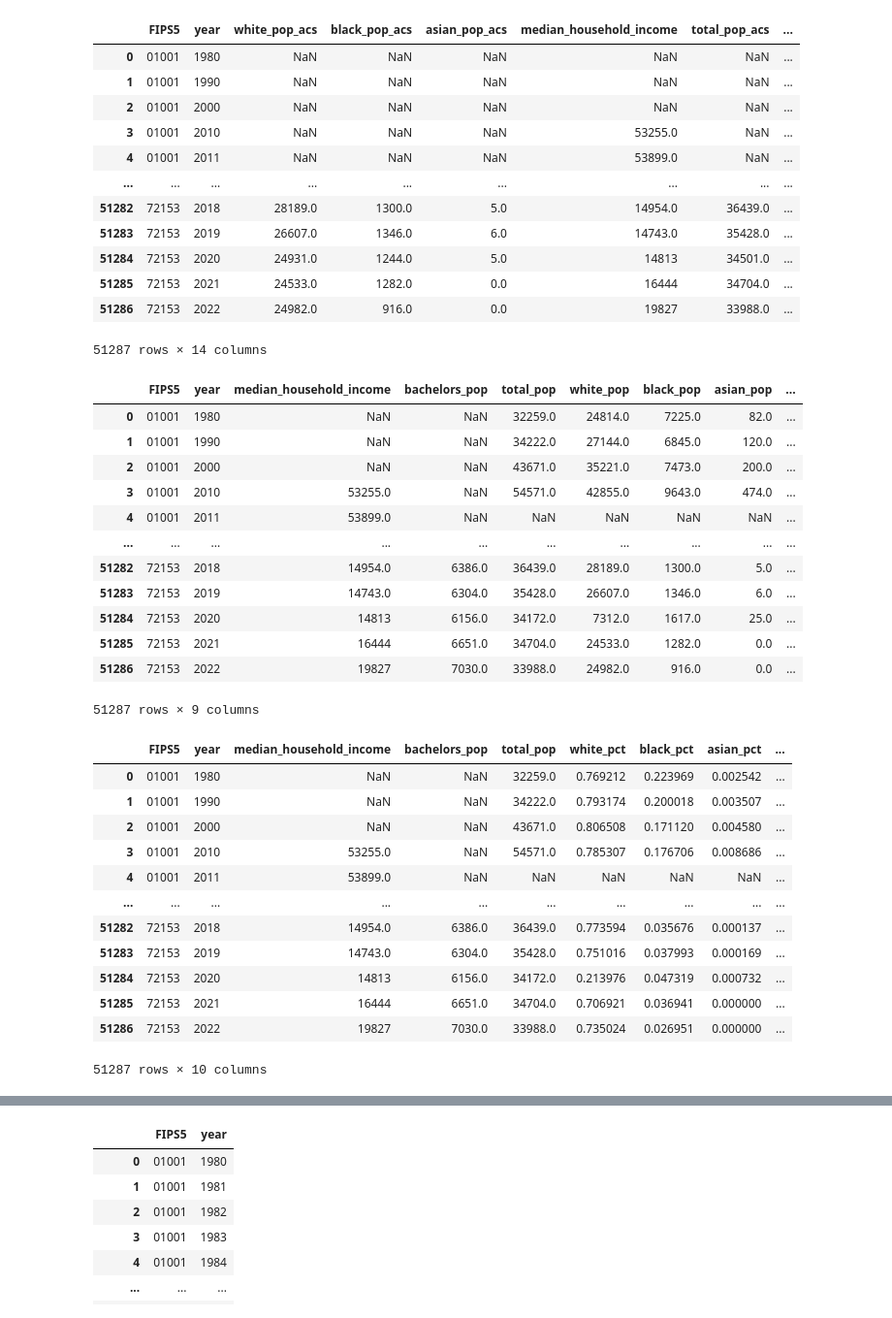
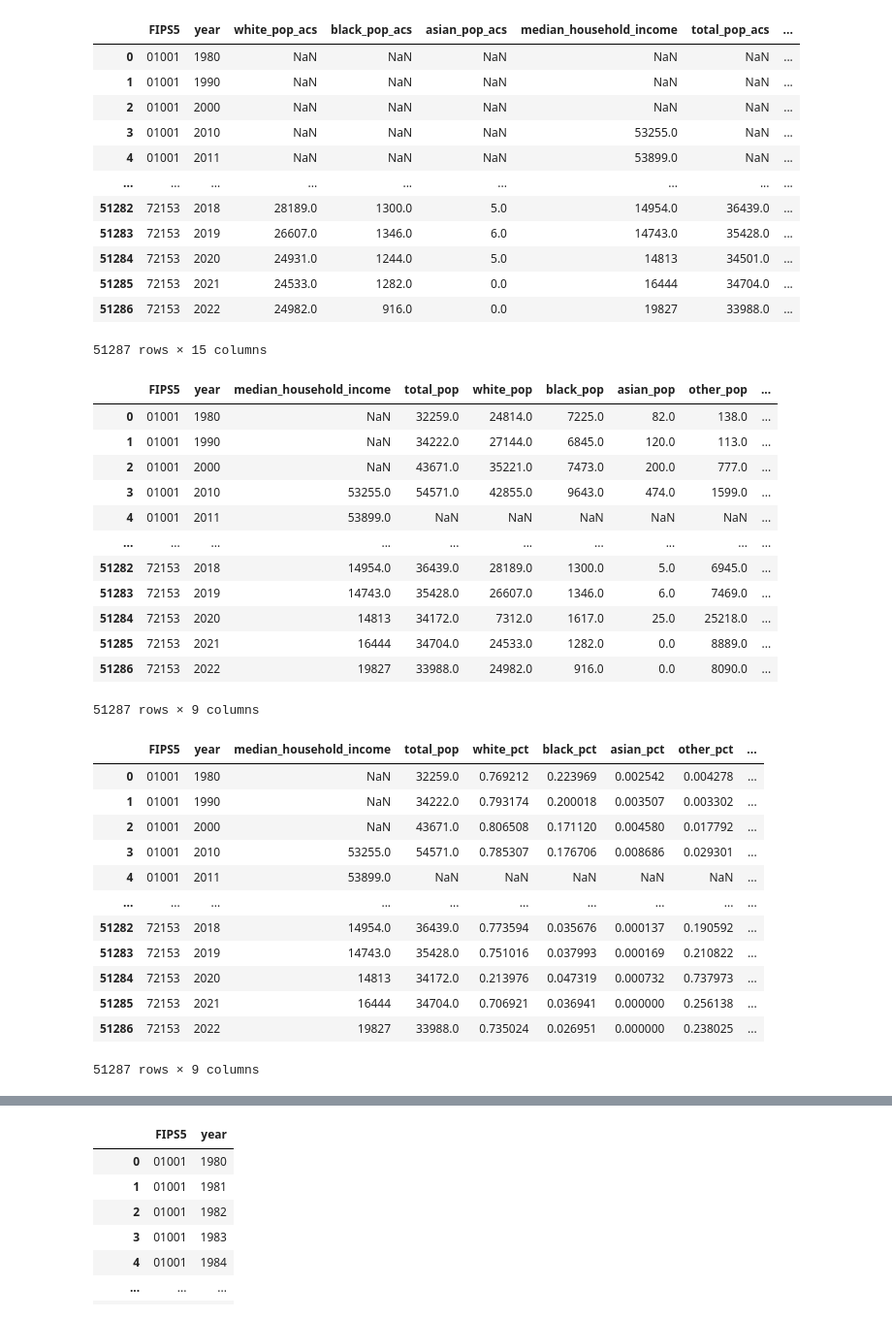
Before and after one commit to koacow/glob-s-RA, a Jupyter notebook: patents/county_panel/create_county_panel.ipynb, the cells around one changed output, grey strips where cells are left out. Shown at 97% size. Cells and saved outputs as stored; diff of their text form; code cells hidden in the pictures.

```diff
--- a/patents/county_panel/create_county_panel.ipynb
+++ b/patents/county_panel/create_county_panel.ipynb
@@ -4,11 +4,11 @@ import os
 # %%
 # 1.1 Merge the ACS 5-Year data with the SF1 data
 ACSDT5Y_2010_2022 = pd.read_csv(
-    "/Users/koacow/BOSTON UNIVERSITY Dropbox/Ngoc Duy Khoa Cao/GLOB~S/Data/U.S. County Data/ACSDT5Y_2010_2022/acs_2010_2022.csv",
+    "/Users/koacow/BOSTON UNIVERSITY Dropbox/Ngoc Duy Khoa Cao/GLOB~S/Data/U.S. County Data/county_controls/data/ACSDT5Y_2010_2022/acs_2010_2022.csv",
     dtype={"FIPS5": str},
 )
 SF1_1980_2020 = pd.read_csv(
-    "/Users/koacow/BOSTON UNIVERSITY Dropbox/Ngoc Duy Khoa Cao/GLOB~S/Data/U.S. County Data/NHGIS_RACE_BY_COUNTY_1980_2020/sf1_1980_2020.csv"
+    "/Users/koacow/BOSTON UNIVERSITY Dropbox/Ngoc Duy Khoa Cao/GLOB~S/Data/U.S. County Data/county_controls/data/NHGIS_RACE_BY_COUNTY_1980_2020/sf1_1980_2020.csv"
     , dtype={"FIPS5": str}
 )
 ACS_SF1 = pd.merge(
@@ -33,7 +33,7 @@ ACS_SF1
 | 51284 | 72153 | 2020 | 24931.0 | 1244.0 | 5.0 | 14813 | 34501.0 | ... |
 | 51285 | 72153 | 2021 | 24533.0 | 1282.0 | 0.0 | 16444 | 34704.0 | ... |
 | 51286 | 72153 | 2022 | 24982.0 | 916.0 | 0.0 | 19827 | 33988.0 | ... |
-51287 rows × 14 columns
+51287 rows × 15 columns
 # %%
 # 1.1 Use the SF1 data where available, otherwise use the ACS data
 
@@ -41,45 +41,50 @@ ACS_SF1["total_pop"] = ACS_SF1["total_pop_sf1"].combine_first(
     ACS_SF1["total_pop_acs"]
 )
 ACS_SF1["white_pop"] = ACS_SF1["white_pop_sf1"].combine_first(
     ACS_SF1["white_pop_acs"]
 )
 ACS_SF1["black_pop"] = ACS_SF1["black_pop_sf1"].combine_first(
     ACS_SF1["black_pop_acs"]
 )
 ACS_SF1["asian_pop"] = ACS_SF1["asian_pop_sf1"].combine_first(
     ACS_SF1["asian_pop_acs"]
 )
 ACS_SF1["other_pop"] = ACS_SF1["other_pop_sf1"].combine_first(
     ACS_SF1["other_pop_acs"]
 )
+ACS_SF1["bachelors_pop"] = ACS_SF1["bachelors_pop_sf1"].combine_first(
+    ACS_SF1["bachelors_pop_acs"]
+)
 ACS_SF1 = ACS_SF1.drop(
     columns=[
         "total_pop_sf1",
         "white_pop_sf1",
         "black_pop_sf1",
         "asian_pop_sf1",
         "other_pop_sf1",
+        "bachelors_pop_sf1",
         "total_pop_acs",
         "white_pop_acs",
         "black_pop_acs",
         "asian_pop_acs",
         "other_pop_acs",
+        "bachelors_pop_acs",
     ]
 )
 ACS_SF1
 # %% [output]
-|  | FIPS5 | year | median_household_income | bachelors_pop | total_pop | white_pop | black_pop | asian_pop | ... |
-| 0 | 01001 | 1980 | NaN | NaN | 32259.0 | 24814.0 | 7225.0 | 82.0 | ... |
-| 1 | 01001 | 1990 | NaN | NaN | 34222.0 | 27144.0 | 6845.0 | 120.0 | ... |
-| 2 | 01001 | 2000 | NaN | NaN | 43671.0 | 35221.0 | 7473.0 | 200.0 | ... |
-| 3 | 01001 | 2010 | 53255.0 | NaN | 54571.0 | 42855.0 | 9643.0 | 474.0 | ... |
+|  | FIPS5 | year | median_household_income | total_pop | white_pop | black_pop | asian_pop | other_pop | ... |
+| 0 | 01001 | 1980 | NaN | 32259.0 | 24814.0 | 7225.0 | 82.0 | 138.0 | ... |
+| 1 | 01001 | 1990 | NaN | 34222.0 | 27144.0 | 6845.0 | 120.0 | 113.0 | ... |
+| 2 | 01001 | 2000 | NaN | 43671.0 | 35221.0 | 7473.0 | 200.0 | 777.0 | ... |
+| 3 | 01001 | 2010 | 53255.0 | 54571.0 | 42855.0 | 9643.0 | 474.0 | 1599.0 | ... |
 | 4 | 01001 | 2011 | 53899.0 | NaN | NaN | NaN | NaN | NaN | ... |
 | ... | ... | ... | ... | ... | ... | ... | ... | ... | ... |
-| 51282 | 72153 | 2018 | 14954.0 | 6386.0 | 36439.0 | 28189.0 | 1300.0 | 5.0 | ... |
-| 51283 | 72153 | 2019 | 14743.0 | 6304.0 | 35428.0 | 26607.0 | 1346.0 | 6.0 | ... |
-| 51284 | 72153 | 2020 | 14813 | 6156.0 | 34172.0 | 7312.0 | 1617.0 | 25.0 | ... |
-| 51285 | 72153 | 2021 | 16444 | 6651.0 | 34704.0 | 24533.0 | 1282.0 | 0.0 | ... |
-| 51286 | 72153 | 2022 | 19827 | 7030.0 | 33988.0 | 24982.0 | 916.0 | 0.0 | ... |
+| 51282 | 72153 | 2018 | 14954.0 | 36439.0 | 28189.0 | 1300.0 | 5.0 | 6945.0 | ... |
+| 51283 | 72153 | 2019 | 14743.0 | 35428.0 | 26607.0 | 1346.0 | 6.0 | 7469.0 | ... |
+| 51284 | 72153 | 2020 | 14813 | 34172.0 | 7312.0 | 1617.0 | 25.0 | 25218.0 | ... |
+| 51285 | 72153 | 2021 | 16444 | 34704.0 | 24533.0 | 1282.0 | 0.0 | 8889.0 | ... |
+| 51286 | 72153 | 2022 | 19827 | 33988.0 | 24982.0 | 916.0 | 0.0 | 8090.0 | ... |
 51287 rows × 9 columns
 # %%
 # 1.2 Compute the percentage of each racial group
@@ -93,21 +98,22 @@ ACS_SF1 = ACS_SF1.drop(
 
 # 1.3 Compute the percentage of bachelor's or higher degree holders
 ACS_SF1["bachelors_pct"] = ACS_SF1["bachelors_pop"] / ACS_SF1["total_pop"]
+ACS_SF1 = ACS_SF1.drop(columns=["bachelors_pop"])
 ACS_SF1
 # %% [output]
-|  | FIPS5 | year | median_household_income | bachelors_pop | total_pop | white_pct | black_pct | asian_pct | ... |
-| 0 | 01001 | 1980 | NaN | NaN | 32259.0 | 0.769212 | 0.223969 | 0.002542 | ... |
-| 1 | 01001 | 1990 | NaN | NaN | 34222.0 | 0.793174 | 0.200018 | 0.003507 | ... |
-| 2 | 01001 | 2000 | NaN | NaN | 43671.0 | 0.806508 | 0.171120 | 0.004580 | ... |
-| 3 | 01001 | 2010 | 53255.0 | NaN | 54571.0 | 0.785307 | 0.176706 | 0.008686 | ... |
+|  | FIPS5 | year | median_household_income | total_pop | white_pct | black_pct | asian_pct | other_pct | ... |
+| 0 | 01001 | 1980 | NaN | 32259.0 | 0.769212 | 0.223969 | 0.002542 | 0.004278 | ... |
+| 1 | 01001 | 1990 | NaN | 34222.0 | 0.793174 | 0.200018 | 0.003507 | 0.003302 | ... |
+| 2 | 01001 | 2000 | NaN | 43671.0 | 0.806508 | 0.171120 | 0.004580 | 0.017792 | ... |
+| 3 | 01001 | 2010 | 53255.0 | 54571.0 | 0.785307 | 0.176706 | 0.008686 | 0.029301 | ... |
 | 4 | 01001 | 2011 | 53899.0 | NaN | NaN | NaN | NaN | NaN | ... |
 | ... | ... | ... | ... | ... | ... | ... | ... | ... | ... |
-| 51282 | 72153 | 2018 | 14954.0 | 6386.0 | 36439.0 | 0.773594 | 0.035676 | 0.000137 | ... |
-| 51283 | 72153 | 2019 | 14743.0 | 6304.0 | 35428.0 | 0.751016 | 0.037993 | 0.000169 | ... |
-| 51284 | 72153 | 2020 | 14813 | 6156.0 | 34172.0 | 0.213976 | 0.047319 | 0.000732 | ... |
-| 51285 | 72153 | 2021 | 16444 | 6651.0 | 34704.0 | 0.706921 | 0.036941 | 0.000000 | ... |
-| 51286 | 72153 | 2022 | 19827 | 7030.0 | 33988.0 | 0.735024 | 0.026951 | 0.000000 | ... |
+| 51282 | 72153 | 2018 | 14954.0 | 36439.0 | 0.773594 | 0.035676 | 0.000137 | 0.190592 | ... |
+| 51283 | 72153 | 2019 | 14743.0 | 35428.0 | 0.751016 | 0.037993 | 0.000169 | 0.210822 | ... |
+| 51284 | 72153 | 2020 | 14813 | 34172.0 | 0.213976 | 0.047319 | 0.000732 | 0.737973 | ... |
+| 51285 | 72153 | 2021 | 16444 | 34704.0 | 0.706921 | 0.036941 | 0.000000 | 0.256138 | ... |
+| 51286 | 72153 | 2022 | 19827 | 33988.0 | 0.735024 | 0.026951 | 0.000000 | 0.238025 | ... |
-51287 rows × 10 columns
+51287 rows × 9 columns
 # %%
 ACS_SF1.isna().sum()
 # %% [output]
```
Also changed, not shown: parts of 16 cells of this notebook, 9 other files.
